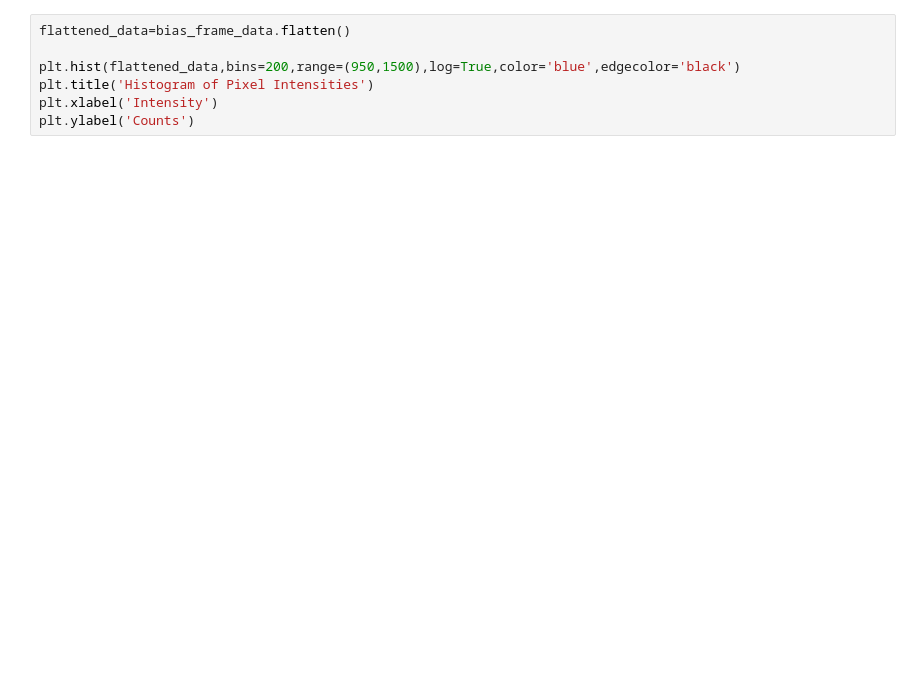
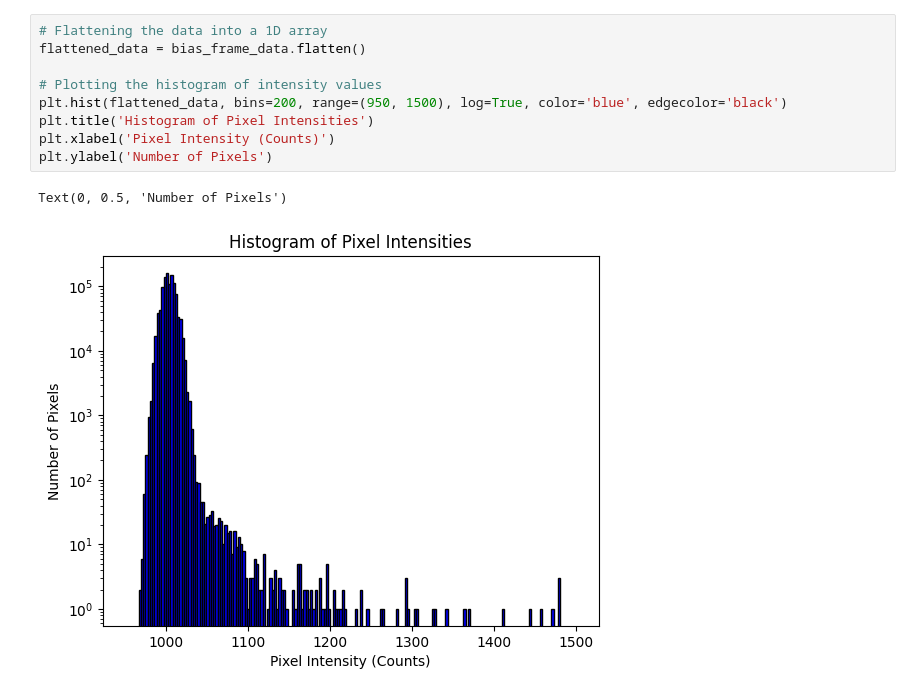
Before and after one commit to emsonmez/AST_443, a Jupyter notebook: Lab_1/Misha_Work/section_4.1.ipynb, the cells around one changed output. Cells and saved outputs as stored; diff of their text form; blank space fills up the shorter version.

```diff
--- a/Lab_1/Misha_Work/section_4.1.ipynb
+++ b/Lab_1/Misha_Work/section_4.1.ipynb
@@ -15,8 +25,13 @@ plt.show()
 # %%
-flattened_data=bias_frame_data.flatten()
+# Flattening the data into a 1D array
+flattened_data = bias_frame_data.flatten()
 
-plt.hist(flattened_data,bins=200,range=(950,1500),log=True,color='blue',edgecolor='black')
+# Plotting the histogram of intensity values
+plt.hist(flattened_data, bins=200, range=(950, 1500), log=True, color='blue', edgecolor='black')
 plt.title('Histogram of Pixel Intensities')
-plt.xlabel('Intensity')
-plt.ylabel('Counts')
+plt.xlabel('Pixel Intensity (Counts)')
+plt.ylabel('Number of Pixels')
+# %% [output]
+Text(0, 0.5, 'Number of Pixels')
+[figure, added]
 # %%
```
Also changed, not shown: parts of 9 cells of this notebook, 2 other files.
